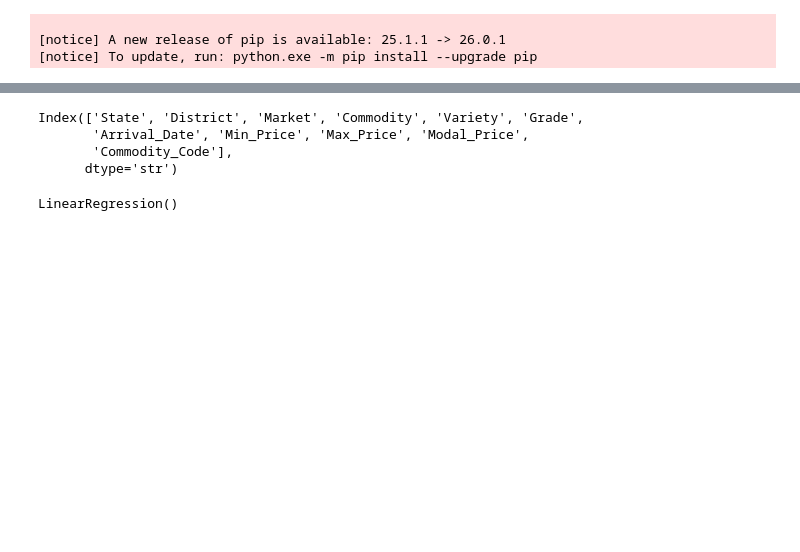
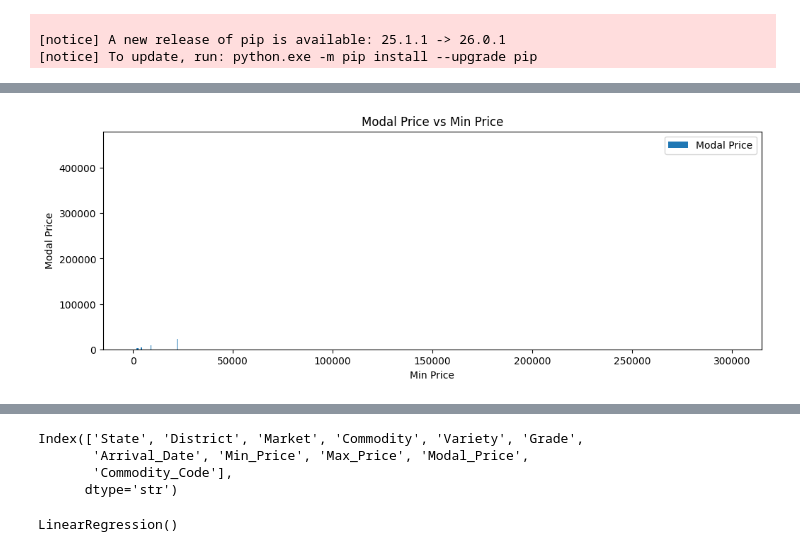
Before and after one commit to khushilalwani7002/Crop-Price-Predictor, a Jupyter notebook: eda.ipynb, the cells around one changed output, grey strips where cells are left out. Cells and saved outputs as stored; diff of their text form; code cells hidden in the pictures; blank space fills up the shorter version.

```diff
--- a/eda.ipynb
+++ b/eda.ipynb
@@ -301,0 +313,14 @@ df.head()
+# %%
+sample = df.sample(100000)
+
+plt.figure(figsize=(12,4))
+plt.bar(sample['Min_Price'], sample['Modal_Price'], label='Modal Price')
+
+plt.xlabel("Min Price")
+plt.ylabel("Modal Price")
+plt.title("Modal Price vs Min Price")
+
+plt.legend()
+plt.show()
+# %% [output]
+[figure, added]
```
Also changed, not shown: parts of 4 cells of this notebook.
